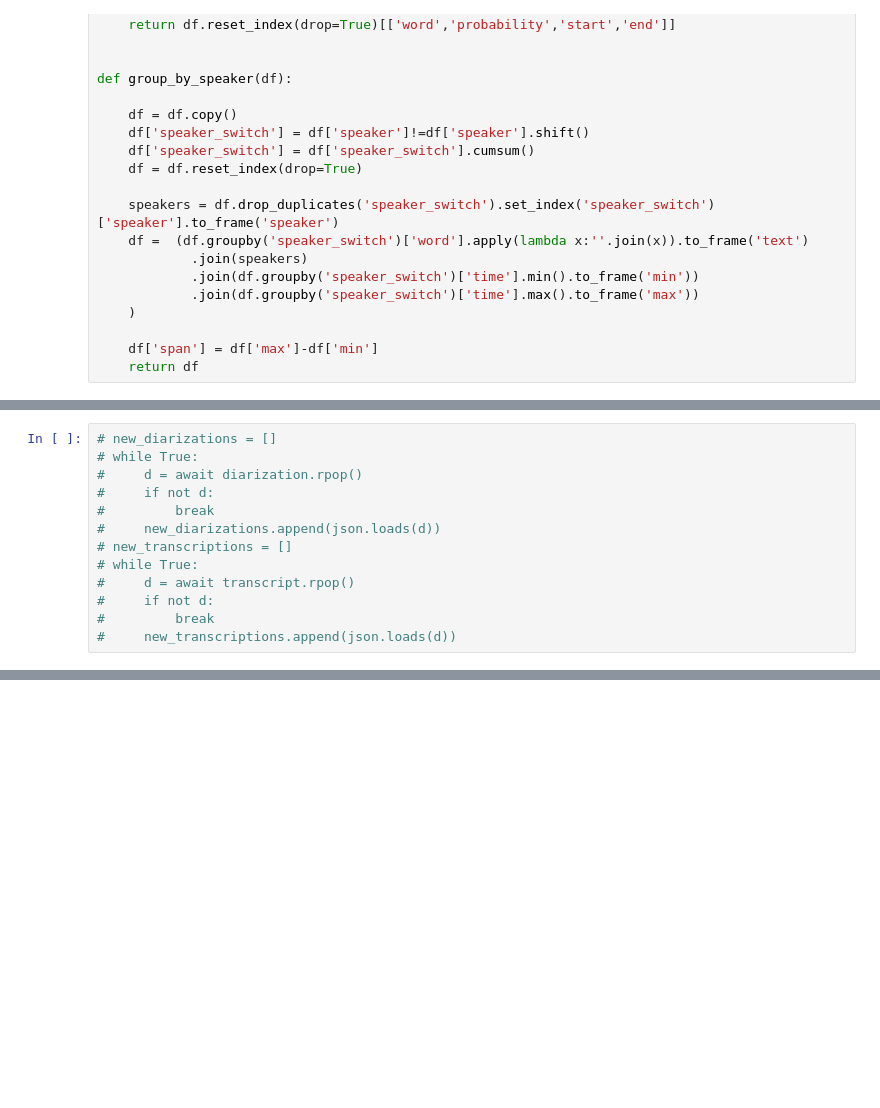
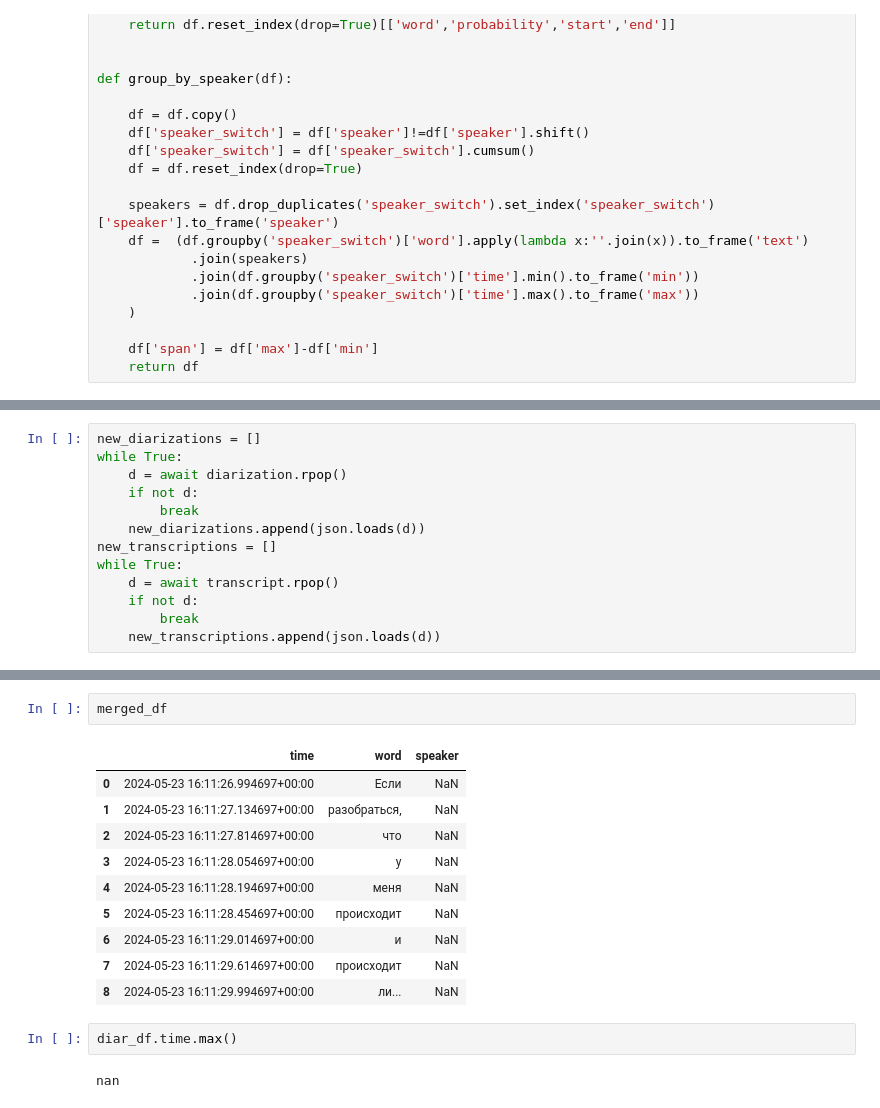
Before and after one commit to Vexa-ai/vexa-transcription-service, a Jupyter notebook: tests_2305.ipynb, the cells around one changed output, grey strips where cells are left out. Saved outputs shown, nothing was run; the diff lists cells and outputs as text; blank space fills up the shorter version.

```diff
--- a/tests_2305.ipynb
+++ b/tests_2305.ipynb
@@ -97,13 +106,13 @@ with open('mocks/transcriptions.pkl', 'rb') as file:
 # %%
-# new_diarizations = []
-# while True:
-#     d = await diarization.rpop()
-#     if not d:
-#         break
-#     new_diarizations.append(json.loads(d))
-# new_transcriptions = []
-# while True:
-#     d = await transcript.rpop()
-#     if not d:
-#         break
-#     new_transcriptions.append(json.loads(d))
+new_diarizations = []
+while True:
+    d = await diarization.rpop()
+    if not d:
+        break
+    new_diarizations.append(json.loads(d))
+new_transcriptions = []
+while True:
+    d = await transcript.rpop()
+    if not d:
+        break
+    new_transcriptions.append(json.loads(d))
@@ -165,0 +223,17 @@ immutable_df.head()
+# %%
+merged_df
+# %% [output]
+|  | time | word | speaker |
+| 0 | 2024-05-23 16:11:26.994697+00:00 | Если | NaN |
+| 1 | 2024-05-23 16:11:27.134697+00:00 | разобраться, | NaN |
+| 2 | 2024-05-23 16:11:27.814697+00:00 | что | NaN |
+| 3 | 2024-05-23 16:11:28.054697+00:00 | у | NaN |
+| 4 | 2024-05-23 16:11:28.194697+00:00 | меня | NaN |
+| 5 | 2024-05-23 16:11:28.454697+00:00 | происходит | NaN |
+| 6 | 2024-05-23 16:11:29.014697+00:00 | и | NaN |
+| 7 | 2024-05-23 16:11:29.614697+00:00 | происходит | NaN |
+| 8 | 2024-05-23 16:11:29.994697+00:00 | ли... | NaN |
+# %%
+diar_df.time.max()
+# %% [output]
+nan
```
Also changed, not shown: parts of 15 cells of this notebook.
